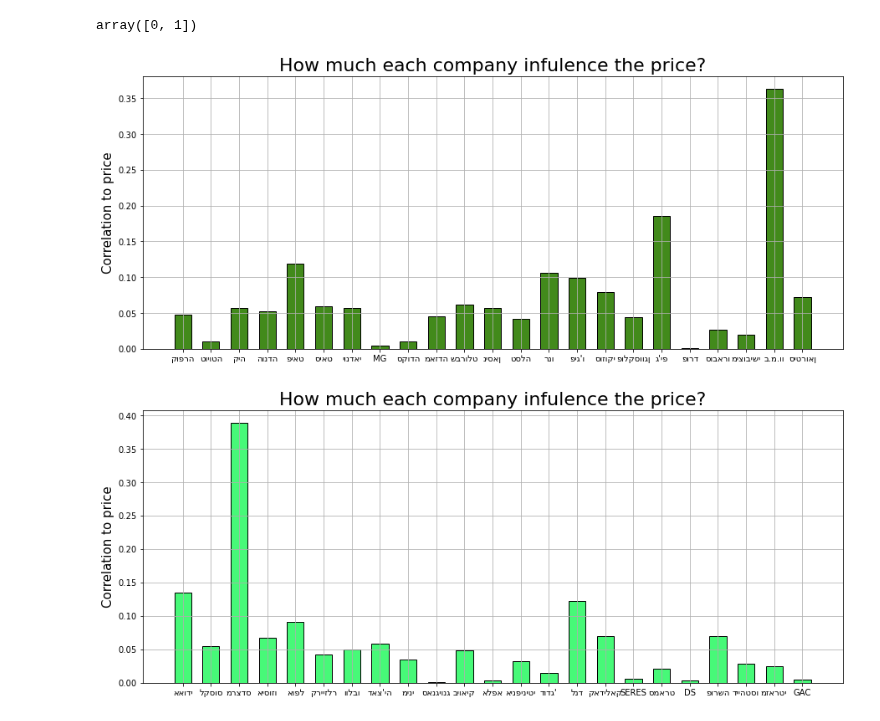
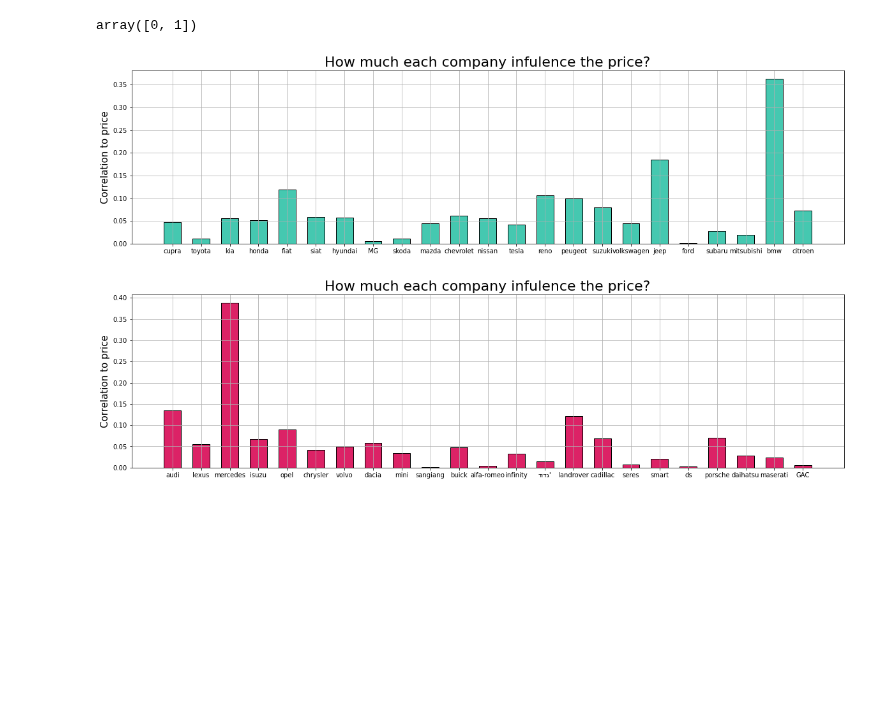
Before and after one commit to OrenAviya/project-semester-a, a Jupyter notebook: 5.dataExploring.ipynb, the cells around one changed output. Cells and saved outputs as stored; diff of their text form; code cells hidden in the pictures; blank space fills up the shorter version.

```diff
--- a/5.dataExploring.ipynb
+++ b/5.dataExploring.ipynb
@@ -141,22 +141,22 @@ array([0, 1])
 # %%
 def splitGraph(car_names, corol_com):
     for x in arr:
 
-        plt.subplots(1, 1, figsize=(15, 6))
+        plt.subplots(1, 1, figsize=(20, 5))
 
         xCol = car_names[int(len(car_names_eng)/2*x):int(len(car_names)/2*(x+1))]
         yCol = corol_com[int(len(car_names_eng)/2*x):int(len(car_names)/2*(x+1))]
 
         plt.bar(xCol, yCol, width=0.6, color = randomColor(), edgecolor = 'black')
         plt.grid()
 
         plt.ylabel('Correlation to price', size = 15)
         plt.title('How much each company infulence the price?', size = 22)
 
-splitGraph(car_names, corol_com)
+splitGraph(car_names_eng, corol_com)
 # %% [output]
-[figure, old version]
+[figure, new version]
-[figure, old version]
+[figure, new version]
 # %%
 #a function that convernt company name to english
 def itemToEnglish (item):
```
Also changed, not shown: parts of 1 cell of this notebook.
